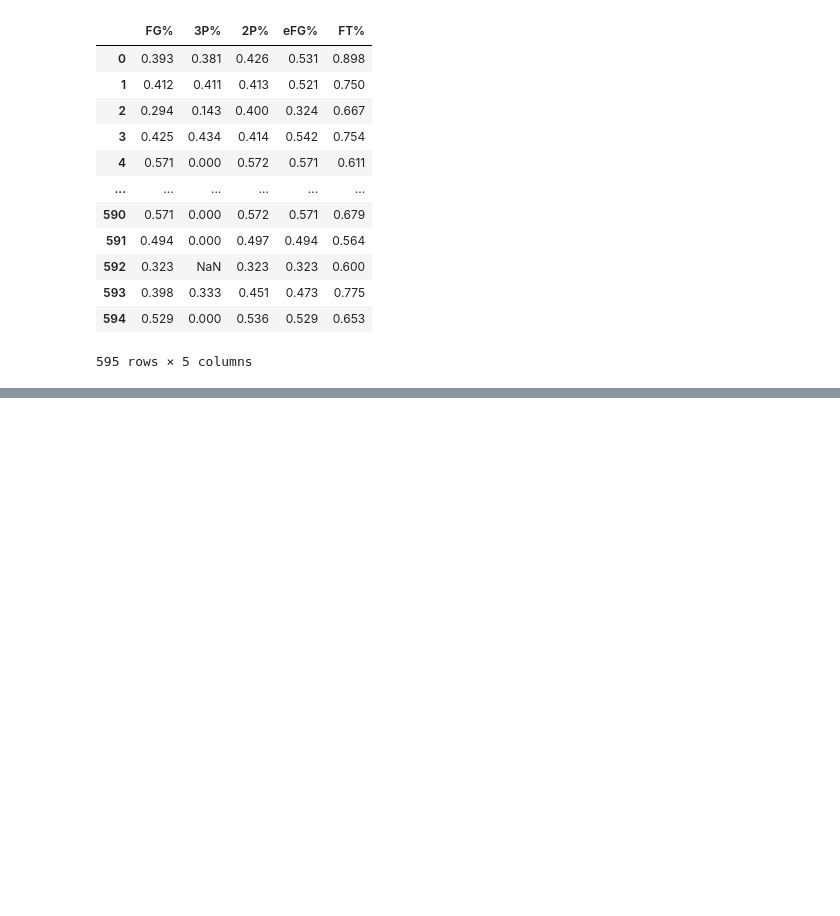
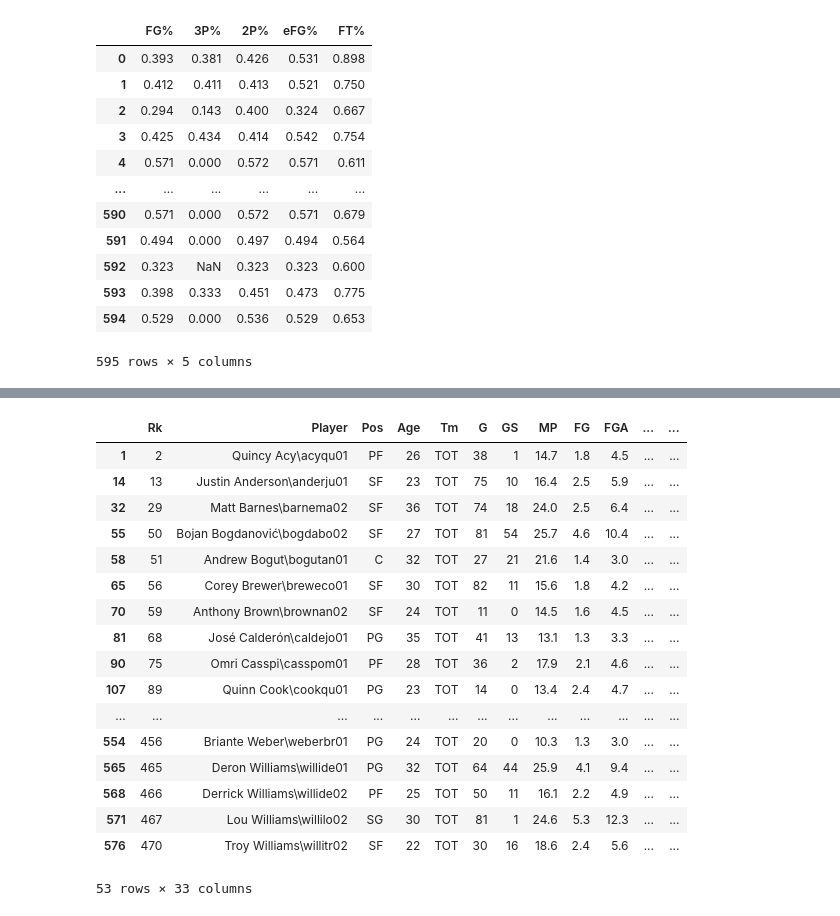
Before and after one commit to asitkumar26/nba-player-analytics, a Jupyter notebook: Pre-processing/preprocessing_data/explore_data_stat_201617.ipynb, the cells around one changed output, grey strips where cells are left out. Drawn from its saved outputs; the diff is of its cells as text; code cells hidden in the pictures; blank space fills up the shorter version.

```diff
--- a/Pre-processing/preprocessing_data/explore_data_stat_201617.ipynb
+++ b/Pre-processing/preprocessing_data/explore_data_stat_201617.ipynb
@@ -429,0 +519,4 @@ player_stats_201617_clean_df.to_csv(r'../../Resources/PreprocessedDataFiles/NBA
+# %%
+# use the second method to create a column in
+player_stats_201617_clean_df["player_frequency"]  = player_stats_201617_clean_df.player_id.map(player_stats_201617_clean_df.player_id.value_counts())
+player_stats_201617_clean_df
@@ -429,0 +571,23 @@ player_stats_201617_clean_df.to_csv(r'../../Resources/PreprocessedDataFiles/NBA
+# %%
+# Filter Dataframe for Tm == "TOT and it should match with players who are traded (53)
+player_stats_201617_clean_df.loc[(player_stats_201617_clean_df['Tm'] == "TOT")]
+# count 53 matches. So, out filter is correct
+# %% [output]
+|  | Rk | Player | Pos | Age | Tm | G | GS | MP | FG | FGA | ... | ... |
+| 1 | 2 | Quincy Acy\acyqu01 | PF | 26 | TOT | 38 | 1 | 14.7 | 1.8 | 4.5 | ... | ... |
+| 14 | 13 | Justin Anderson\anderju01 | SF | 23 | TOT | 75 | 10 | 16.4 | 2.5 | 5.9 | ... | ... |
+| 32 | 29 | Matt Barnes\barnema02 | SF | 36 | TOT | 74 | 18 | 24.0 | 2.5 | 6.4 | ... | ... |
+| 55 | 50 | Bojan Bogdanović\bogdabo02 | SF | 27 | TOT | 81 | 54 | 25.7 | 4.6 | 10.4 | ... | ... |
+| 58 | 51 | Andrew Bogut\bogutan01 | C | 32 | TOT | 27 | 21 | 21.6 | 1.4 | 3.0 | ... | ... |
+| 65 | 56 | Corey Brewer\breweco01 | SF | 30 | TOT | 82 | 11 | 15.6 | 1.8 | 4.2 | ... | ... |
+| 70 | 59 | Anthony Brown\brownan02 | SF | 24 | TOT | 11 | 0 | 14.5 | 1.6 | 4.5 | ... | ... |
+| 81 | 68 | José Calderón\caldejo01 | PG | 35 | TOT | 41 | 13 | 13.1 | 1.3 | 3.3 | ... | ... |
+| 90 | 75 | Omri Casspi\casspom01 | PF | 28 | TOT | 36 | 2 | 17.9 | 2.1 | 4.6 | ... | ... |
+| 107 | 89 | Quinn Cook\cookqu01 | PG | 23 | TOT | 14 | 0 | 13.4 | 2.4 | 4.7 | ... | ... |
+| ... | ... | ... | ... | ... | ... | ... | ... | ... | ... | ... | ... | ... |
+| 554 | 456 | Briante Weber\weberbr01 | PG | 24 | TOT | 20 | 0 | 10.3 | 1.3 | 3.0 | ... | ... |
+| 565 | 465 | Deron Williams\willide01 | PG | 32 | TOT | 64 | 44 | 25.9 | 4.1 | 9.4 | ... | ... |
+| 568 | 466 | Derrick Williams\willide02 | PF | 25 | TOT | 50 | 11 | 16.1 | 2.2 | 4.9 | ... | ... |
+| 571 | 467 | Lou Williams\willilo02 | SG | 30 | TOT | 81 | 1 | 24.6 | 5.3 | 12.3 | ... | ... |
+| 576 | 470 | Troy Williams\willitr02 | SF | 22 | TOT | 30 | 16 | 18.6 | 2.4 | 5.6 | ... | ... |
+53 rows × 33 columns
```
Also changed, not shown: parts of 50 cells of this notebook, 1 other file.
